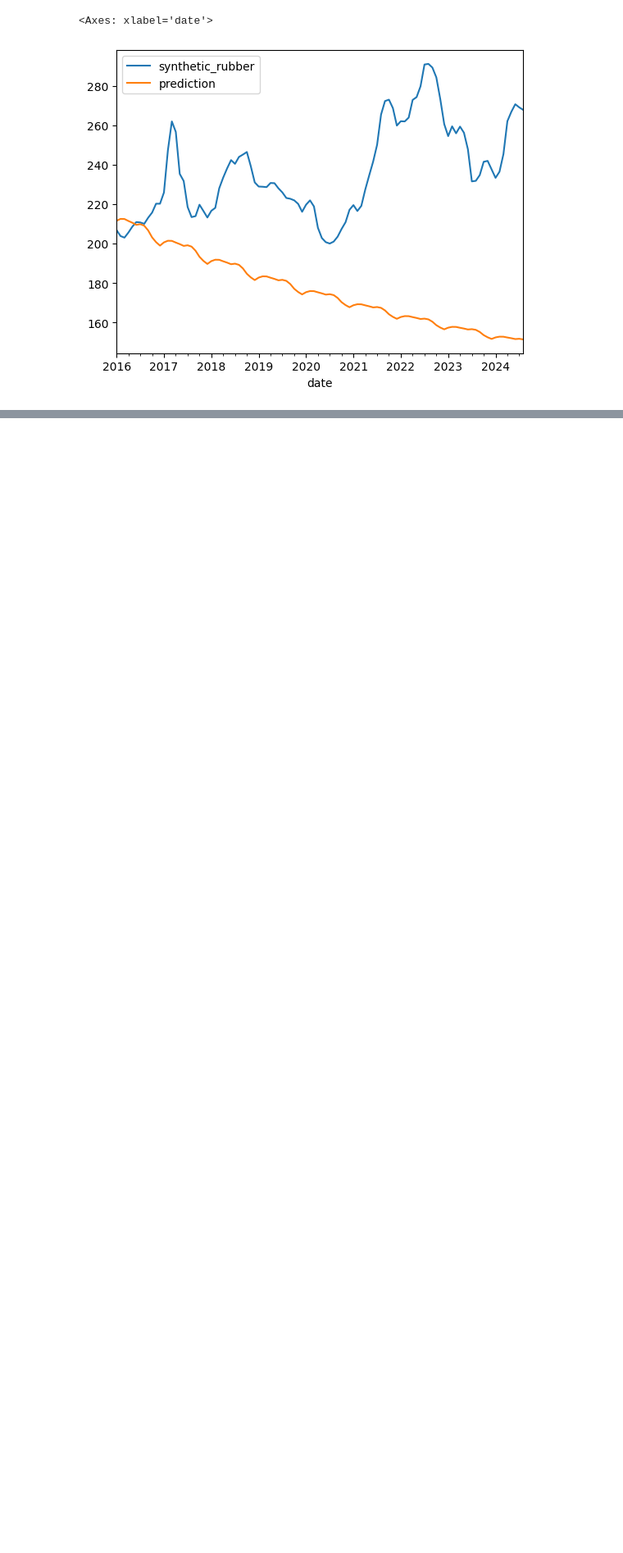
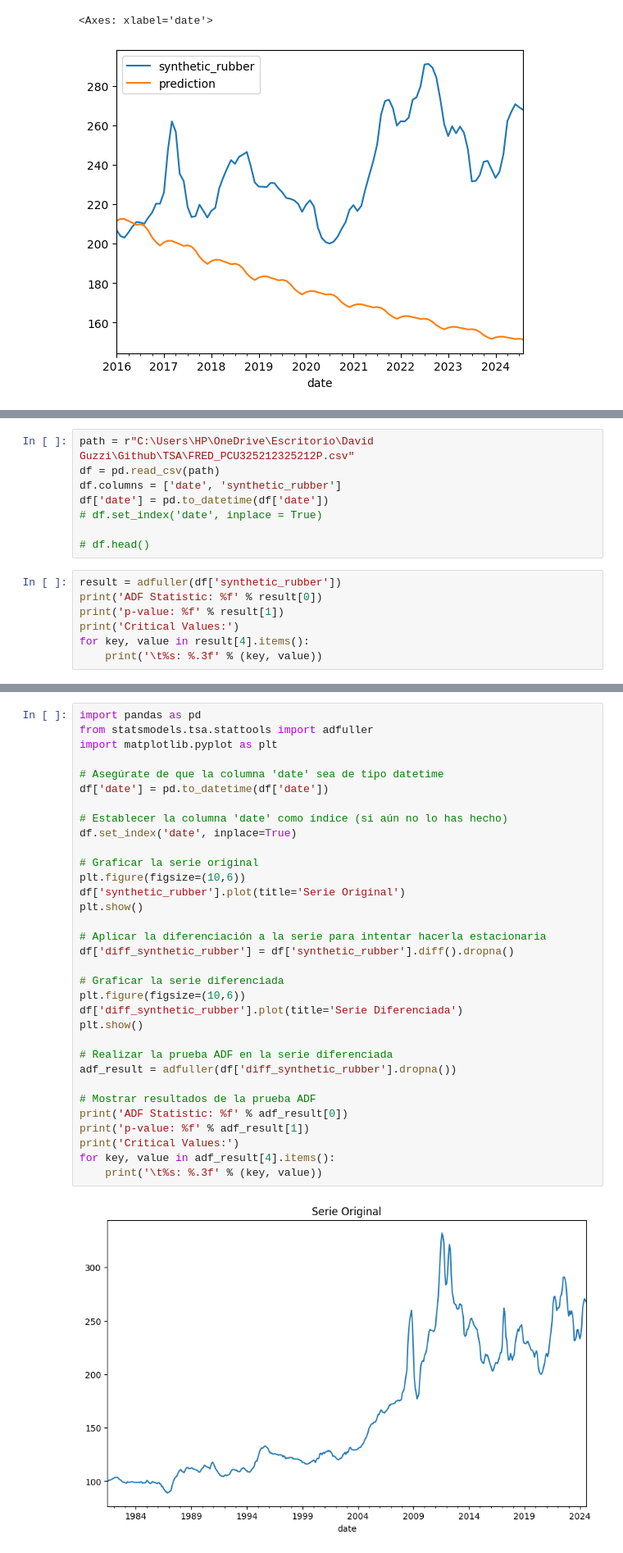
Before and after one commit to DavidGuzzi/TSA, a Jupyter notebook: synthetic_rubber.ipynb, the cells around one changed output, grey strips where cells are left out. Shown at 82% size. Cells and saved outputs as stored; diff of their text form; blank space fills up the shorter version.

```diff
--- a/synthetic_rubber.ipynb
+++ b/synthetic_rubber.ipynb
@@ -332,0 +339,15 @@ See the caveats in the documentation: https://pandas.pydata.org/pandas-docs/stab
+# %%
+path = r"C:\Users\HP\OneDrive\Escritorio\David Guzzi\Github\TSA\FRED_PCU325212325212P.csv"
+df = pd.read_csv(path)
+df.columns = ['date', 'synthetic_rubber']
+df['date'] = pd.to_datetime(df['date'])
+# df.set_index('date', inplace = True)
+
+# df.head()
+# %%
+result = adfuller(df['synthetic_rubber'])
+print('ADF Statistic: %f' % result[0])
+print('p-value: %f' % result[1])
+print('Critical Values:')
+for key, value in result[4].items():
+    print('\t%s: %.3f' % (key, value))
@@ -332,0 +361,35 @@ See the caveats in the documentation: https://pandas.pydata.org/pandas-docs/stab
+# %%
+import pandas as pd
+from statsmodels.tsa.stattools import adfuller
+import matplotlib.pyplot as plt
+
+# Asegúrate de que la columna 'date' sea de tipo datetime
+df['date'] = pd.to_datetime(df['date'])
+
+# Establecer la columna 'date' como índice (si aún no lo has hecho)
+df.set_index('date', inplace=True)
+
+# Graficar la serie original
+plt.figure(figsize=(10,6))
+df['synthetic_rubber'].plot(title='Serie Original')
+plt.show()
+
+# Aplicar la diferenciación a la serie para intentar hacerla estacionaria
+df['diff_synthetic_rubber'] = df['synthetic_rubber'].diff().dropna()
+
+# Graficar la serie diferenciada
+plt.figure(figsize=(10,6))
+df['diff_synthetic_rubber'].plot(title='Serie Diferenciada')
+plt.show()
+
+# Realizar la prueba ADF en la serie diferenciada
+adf_result = adfuller(df['diff_synthetic_rubber'].dropna())
+
+# Mostrar resultados de la prueba ADF
+print('ADF Statistic: %f' % adf_result[0])
+print('p-value: %f' % adf_result[1])
+print('Critical Values:')
+for key, value in adf_result[4].items():
+    print('\t%s: %.3f' % (key, value))
+# %% [output]
+[figure, added]
```
Also changed, not shown: parts of 13 cells of this notebook.
